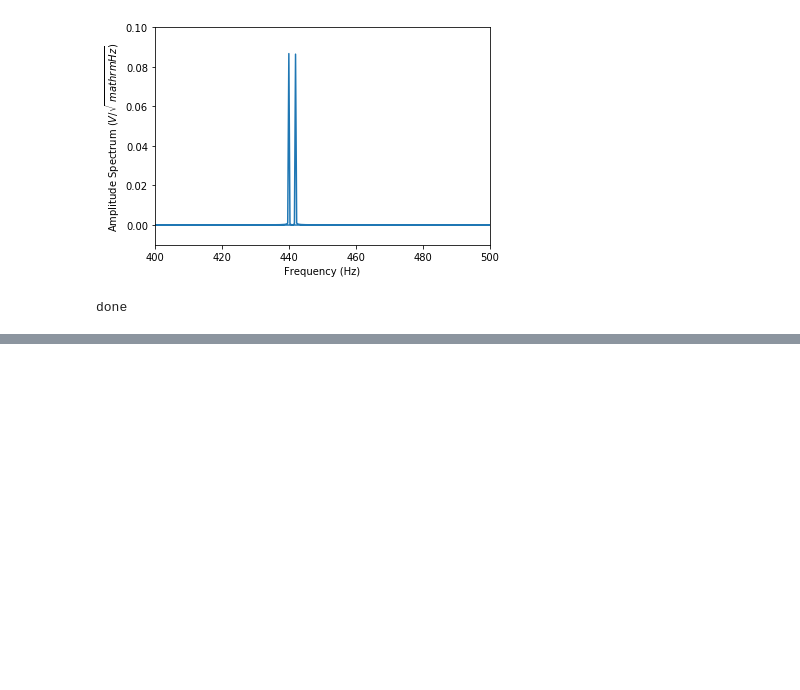
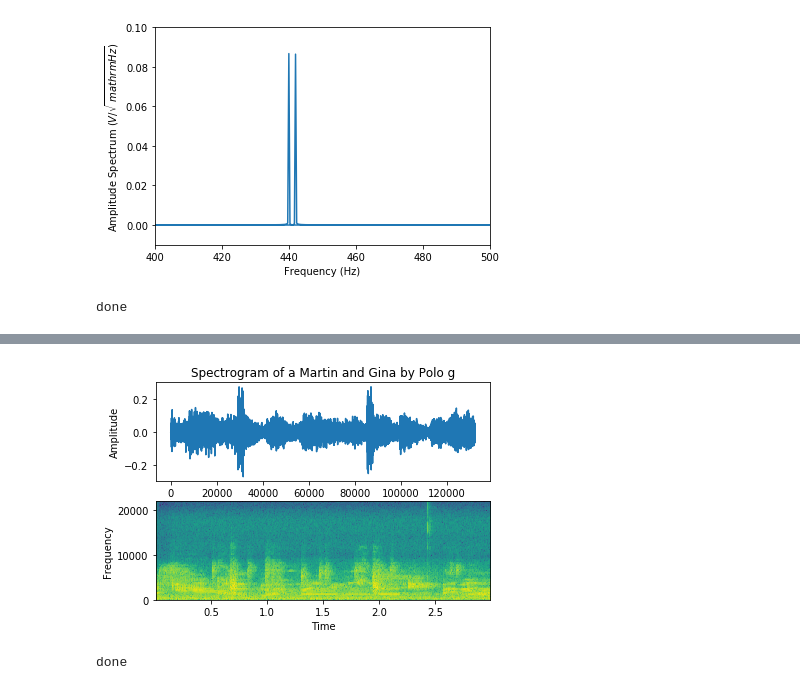
Before and after one commit to akonomos/akonomos, a Jupyter notebook: 18L_Section_Week_7_ameliaQUIZ.zip.ipynb, the cells around one changed output, grey strips where cells are left out. Cells and saved outputs as stored; diff of their text form; code cells hidden in the pictures; blank space fills up the shorter version.

```diff
--- a/18L_Section_Week_7_ameliaQUIZ.zip.ipynb
+++ b/18L_Section_Week_7_ameliaQUIZ.zip.ipynb
@@ -146,0 +283,35 @@ with ZipFile('sample2.zip', 'w') as zipObj2:
+# %%
+samplingFrequency, signalData = wavfile.read('record1.wav')
+
+
+plot.subplot(211)
+plot.title('Spectrogram of a Martin and Gina by Polo g')
+
+plot.plot(signalData)
+plot.xlabel('Sample')
+plot.ylabel('Amplitude')
+
+
+plot.subplot(212)
+plot.specgram(signalData,Fs=samplingFrequency)
+plot.xlabel('Time')
+plot.ylabel('Frequency')
+plot.show()
+#detected two peaks for martin and gina
+# %% [output]
+[figure, added]
+# %%
+#playing hurricane by kanye
+fs = 44100
+rec_wvfm = sounddevice.rec(3*fs, channels=1,samplerate=fs ,blocking=True)
+sounddevice.play(rec_wvfm , fs)
+
+from scipy.io.wavfile import write
+write("record2.wav", fs, rec_wvfm)
+
+from scipy.io.wavfile import read
+fs , samp_wvfm = read("record2.wav")
+sounddevice.play(samp_wvfm , fs)
+print("done")
+# %% [output]
+done
```
Also changed, not shown: parts of 12 cells of this notebook.
